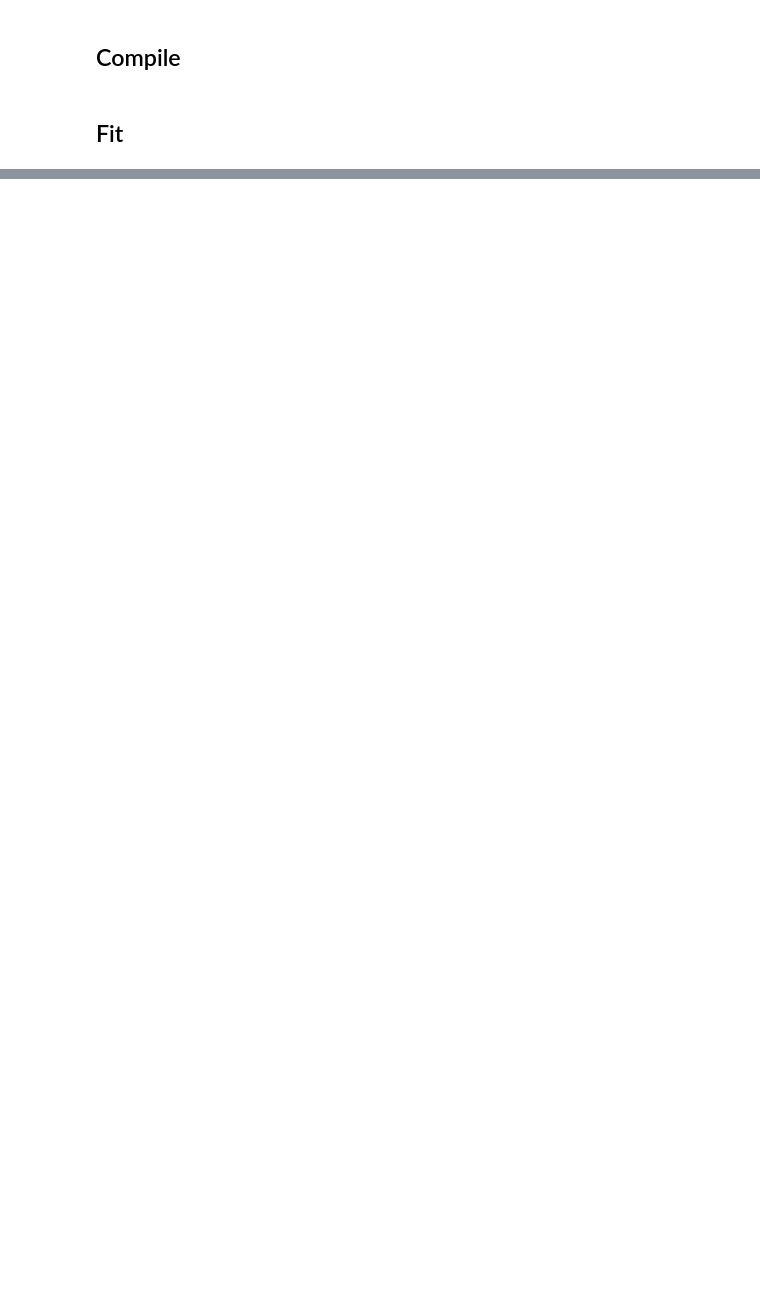
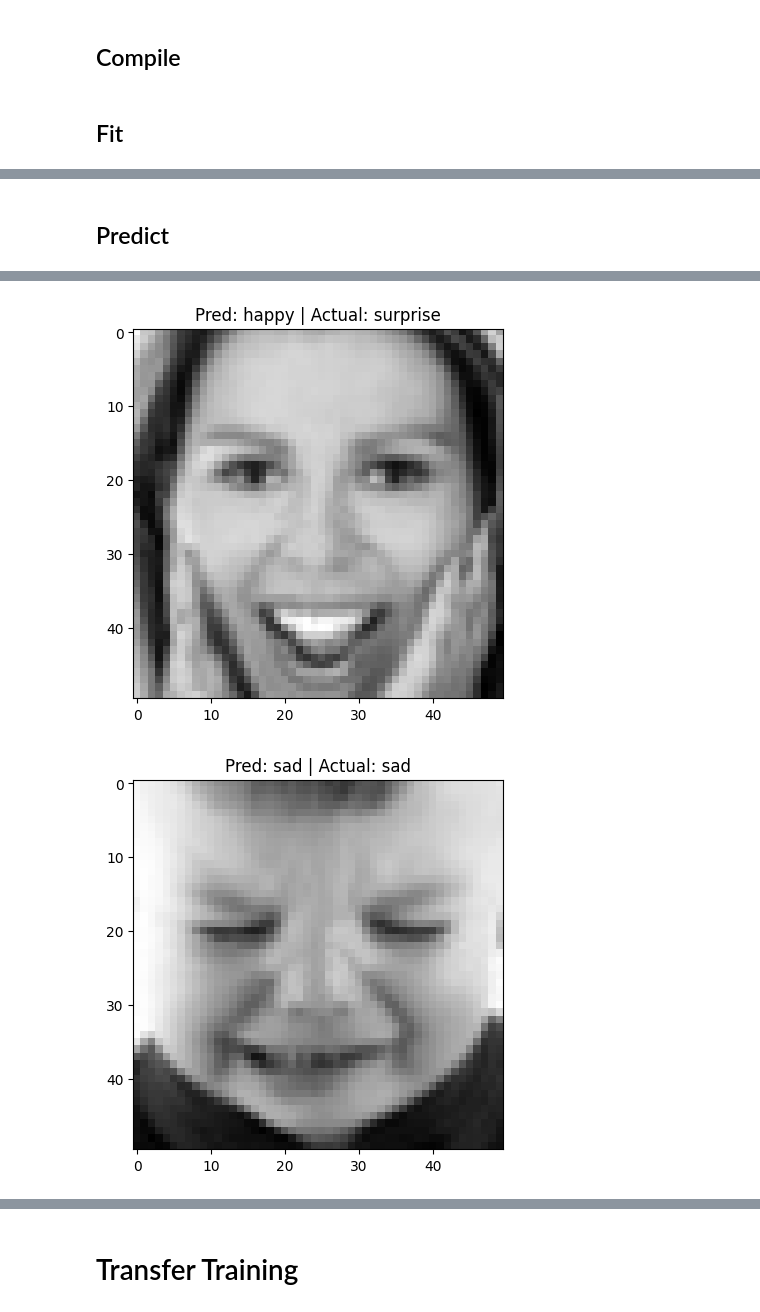
Before and after one commit to Hussein-Hassan777/NN_Project, a Jupyter notebook: NN_Project-checkpoint.ipynb, the cells around one changed output, grey strips where cells are left out. Saved outputs shown, nothing was run; the diff lists cells and outputs as text; code cells hidden in the pictures; blank space fills up the shorter version.

```diff
--- a/NN_Project-checkpoint.ipynb
+++ b/NN_Project-checkpoint.ipynb
@@ -74,0 +98,16 @@ testing_data = load_data(IMG_SIZE, emotions_class, testing_dataset)
+# %%
+for i in training_data[:10]:
+    print(i[1])
+print("------------------------------")
+random.shuffle(training_data)
+for i in training_data[:10]:
+    print(i[1])
+
+print("*******************************")
+
+for i in testing_data[:10]:
+    print(i[1])
+print("------------------------------")
+random.shuffle(testing_data)
+for i in testing_data[:10]:
+    print(i[1])
@@ -411,0 +510,10 @@ print("Emotion model loaded successfully!")
+# %% [markdown]
+## Predict
+# %%
+pred = team_model.predict(X_test)
+
+for i in range(5):
+    plt.imshow(X_test[i].reshape(50,50), cmap='gray')
+    plt.title(f"Pred: {emotions_class[np.argmax(pred[i])]} | Actual: {emotions_class[Y_test[i]]}")
+    plt.show()
+# %% [output]
@@ -411,0 +521,2 @@ print("Emotion model loaded successfully!")
+[figure, added]
+[figure, added]
@@ -411,0 +526,2 @@ print("Emotion model loaded successfully!")
+# %% [markdown]
+# Transfer Training
```
Also changed, not shown: parts of 50 cells of this notebook.
